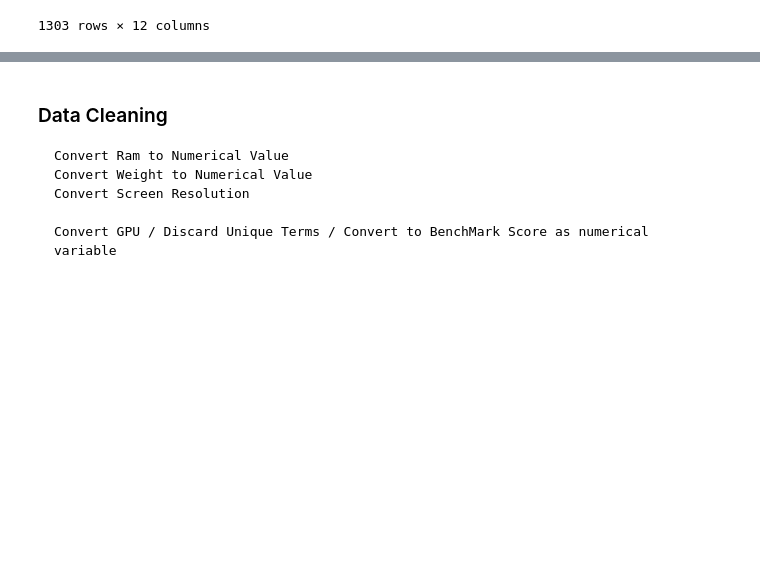
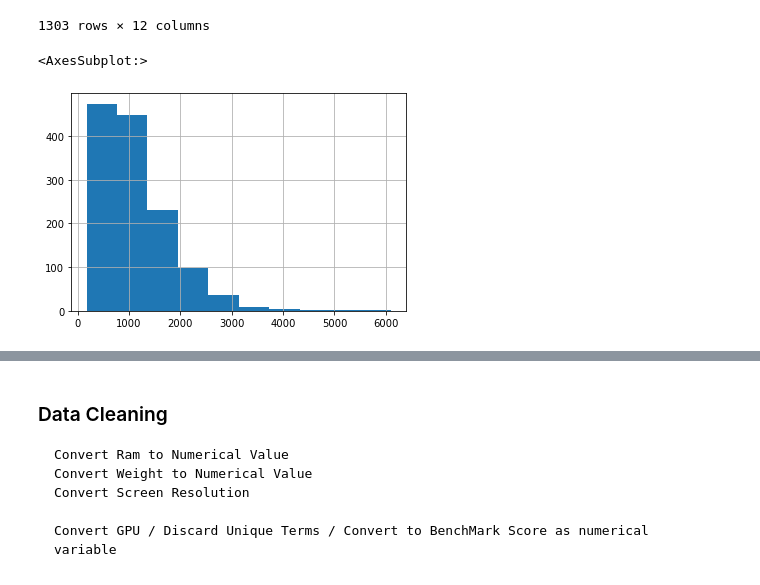
Before and after one commit to GoodrainCN/OES_ML, a Jupyter notebook: Laptop_Price_Prediction/prediction.ipynb, the cells around one changed output, grey strips where cells are left out. Cells and saved outputs as stored; diff of their text form; code cells hidden in the pictures; blank space fills up the shorter version.

```diff
--- a/Laptop_Price_Prediction/prediction.ipynb
+++ b/Laptop_Price_Prediction/prediction.ipynb
@@ -50,3 +51,8 @@ df
 | 1319 | HP | 15-AC110nv (i7-6500U/6GB/1TB/Radeon | Notebook | 15.6 | 1366x768 | Intel Core i7 6500U 2.5GHz | 6GB | 1TB HDD | AMD Radeon R5 M330 | Windows 10 | ... |
 | 1320 | Asus | X553SA-XX031T (N3050/4GB/500GB/W10) | Notebook | 15.6 | 1366x768 | Intel Celeron Dual Core N3050 1.6GHz | 4GB | 500GB HDD | Intel HD Graphics | Windows 10 | ... |
 1303 rows × 12 columns
+# %%
+df['Price_euros'].hist()
+# %% [output]
+<AxesSubplot:>
+[figure, added]
```
Also changed, not shown: parts of 25 cells of this notebook, 6 other files.
